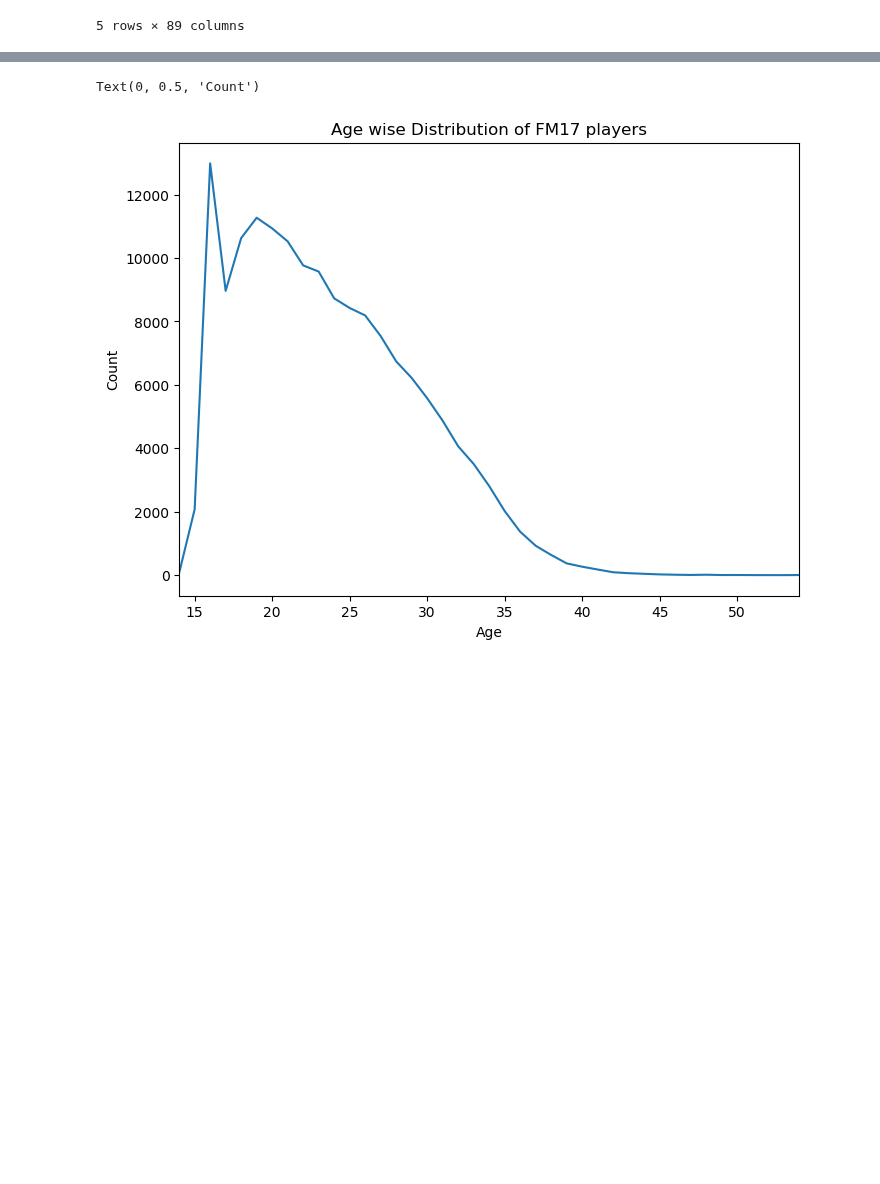
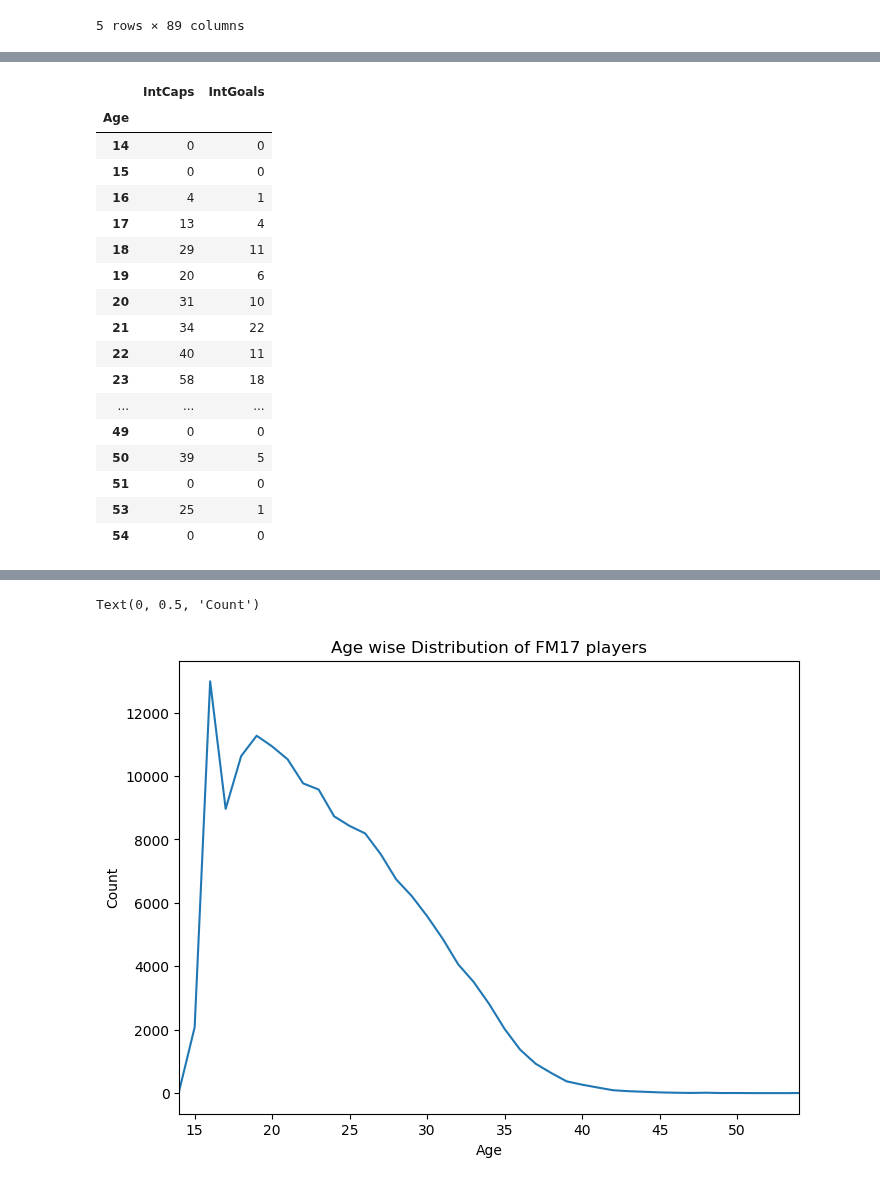
Before and after one commit to sarthakbatragatech/100-Days-of-ML, a Jupyter notebook: Visualizing-Datasets/Football-Manager/FootballManager.ipynb, the cells around one changed output, grey strips where cells are left out. Cells and saved outputs as stored; diff of their text form; code cells hidden in the pictures; blank space fills up the shorter version.

```diff
--- a/Visualizing-Datasets/Football-Manager/FootballManager.ipynb
+++ b/Visualizing-Datasets/Football-Manager/FootballManager.ipynb
@@ -86,0 +127,22 @@ age.head()
+# %%
+# Let's extract the max value of international caps and goals for each age group.
+age[['IntCaps', 'IntGoals']].max()
+# %% [output]
+|  | IntCaps | IntGoals |
+| Age |  |  |
+| 14 | 0 | 0 |
+| 15 | 0 | 0 |
+| 16 | 4 | 1 |
+| 17 | 13 | 4 |
+| 18 | 29 | 11 |
+| 19 | 20 | 6 |
+| 20 | 31 | 10 |
+| 21 | 34 | 22 |
+| 22 | 40 | 11 |
+| 23 | 58 | 18 |
+| ... | ... | ... |
+| 49 | 0 | 0 |
+| 50 | 39 | 5 |
+| 51 | 0 | 0 |
+| 53 | 25 | 1 |
+| 54 | 0 | 0 |
```
Also changed, not shown: parts of 19 cells of this notebook, 1 other file.
